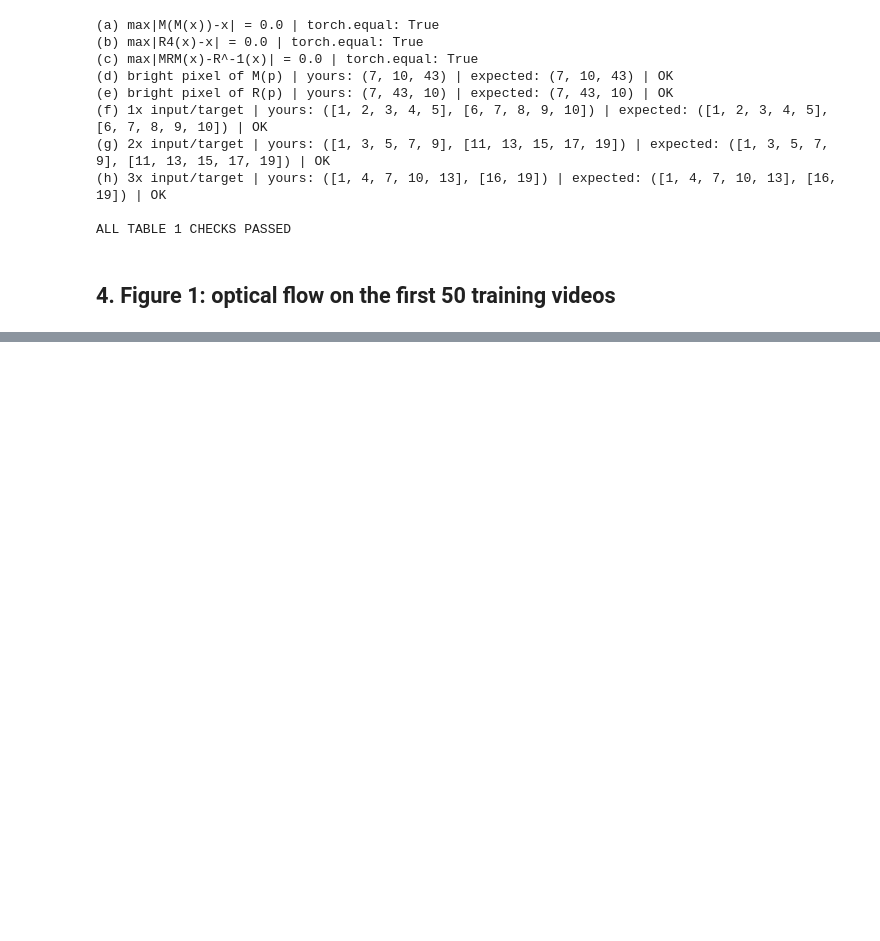
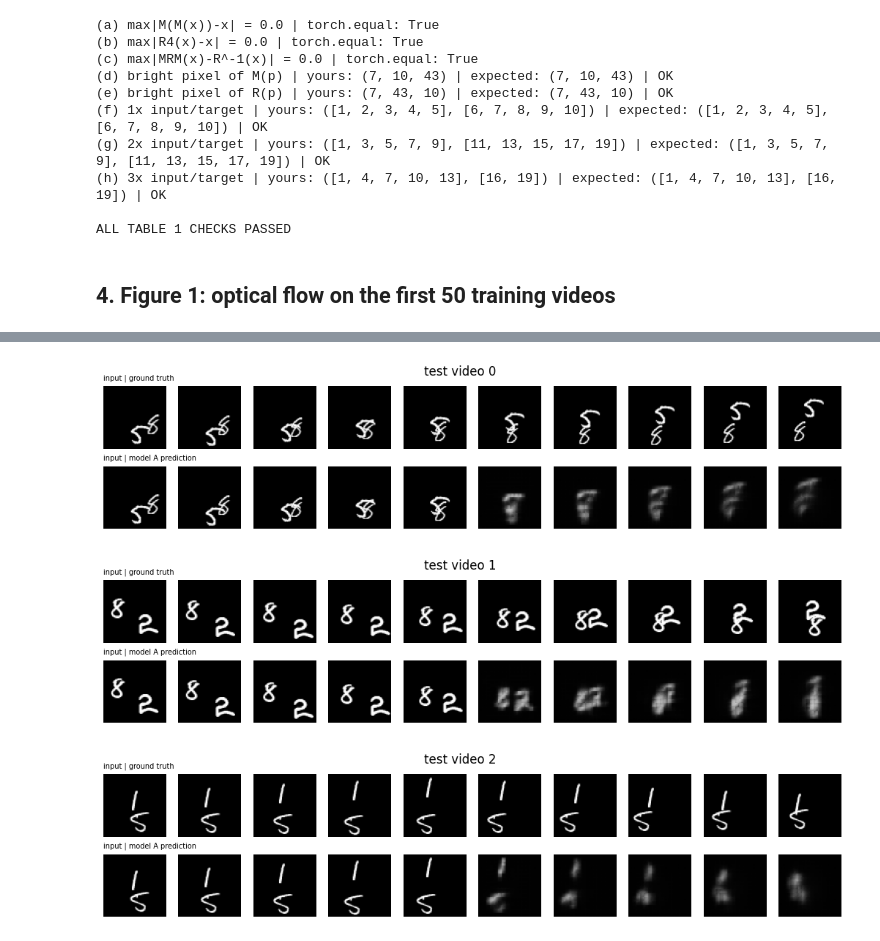
Before and after one commit to ibrahim234523/DLSTG_PA2, a Jupyter notebook: q2/q2_experiments.ipynb, the cells around one changed output, grey strips where cells are left out. Drawn from its saved outputs; the diff is of its cells as text; code cells hidden in the pictures; blank space fills up the shorter version.

```diff
--- a/q2/q2_experiments.ipynb
+++ b/q2/q2_experiments.ipynb
@@ -171,0 +410,11 @@ plt.show()
+# %%
+FIG2_IDX = [0, 1, 2]
+pA = forecast(mA0, Xte[FIG2_IDX])
+for n, i in enumerate(FIG2_IDX):
+    show_rows([torch.cat([Xte[i], Yte[i]]), torch.cat([Xte[i], pA[n]])],
+              ["input | ground truth", "input | model A prediction"],
+              title=f"test video {i}", save=f"results_fig2_video{i}.png")   # move into q2/results/
+# %% [output]
+[figure, added]
+[figure, added]
+[figure, added]
```
Also changed, not shown: parts of 11 cells of this notebook, 1 other file.
